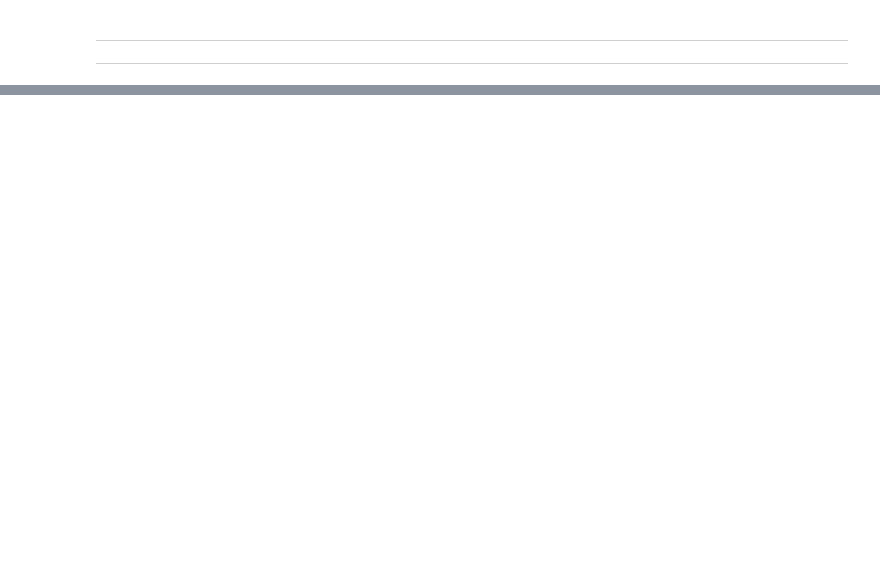
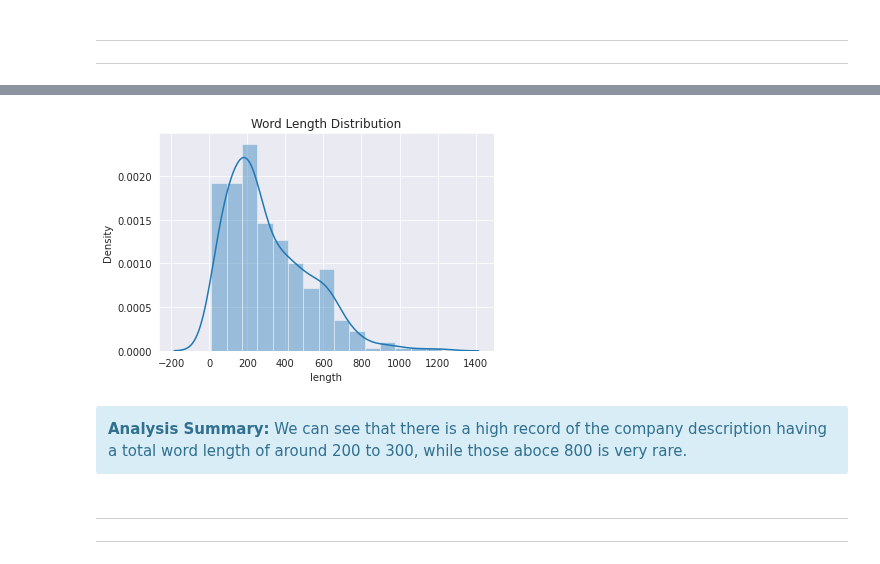
Before and after one commit to ngzhankang/finalYearProjectUOB, a Jupyter notebook: NLP.ipynb, the cells around one changed output, grey strips where cells are left out. Cells and saved outputs as stored; diff of their text form; code cells hidden in the pictures; blank space fills up the shorter version.

```diff
--- a/NLP.ipynb
+++ b/NLP.ipynb
@@ -476,0 +524,6 @@ plt.show()
+# %%
+# get rid of the \n found in the respective descriptions
+df_valid = df_valid.replace('\n',' ', regex=True)
+
+# now we validate to see if theye are really gone
+df_valid.loc[0:49,'Company Profile Information']
@@ -476,0 +554,4 @@ plt.show()
+# %%
+# first, add in a new column that tabluates the length of the respecive copany description
+df_valid["length"] = df_valid["Company Profile Information"].str.len()
+df_valid.head()
@@ -477,3 +565,17 @@ plt.show()
+# %%
+# now plot a distribution plot to see the word length distribution
+sns.distplot(df_valid["length"], kde=True)
+plt.title('Word Length Distribution')
+plt.show()
+# %% [output]
+[figure, added]
+# %% [markdown]
+<div class="alert alert-block alert-info">
+    <b>Analysis Summary:</b> We can see that there is a high record of the company description having a total word length of around 200 to 300, while those aboce 800 is very rare.
+</div>
+# %% [markdown]
+---
+---
 # %% [markdown]
 # 10.References
 
```
Also changed, not shown: parts of 17 cells of this notebook.
